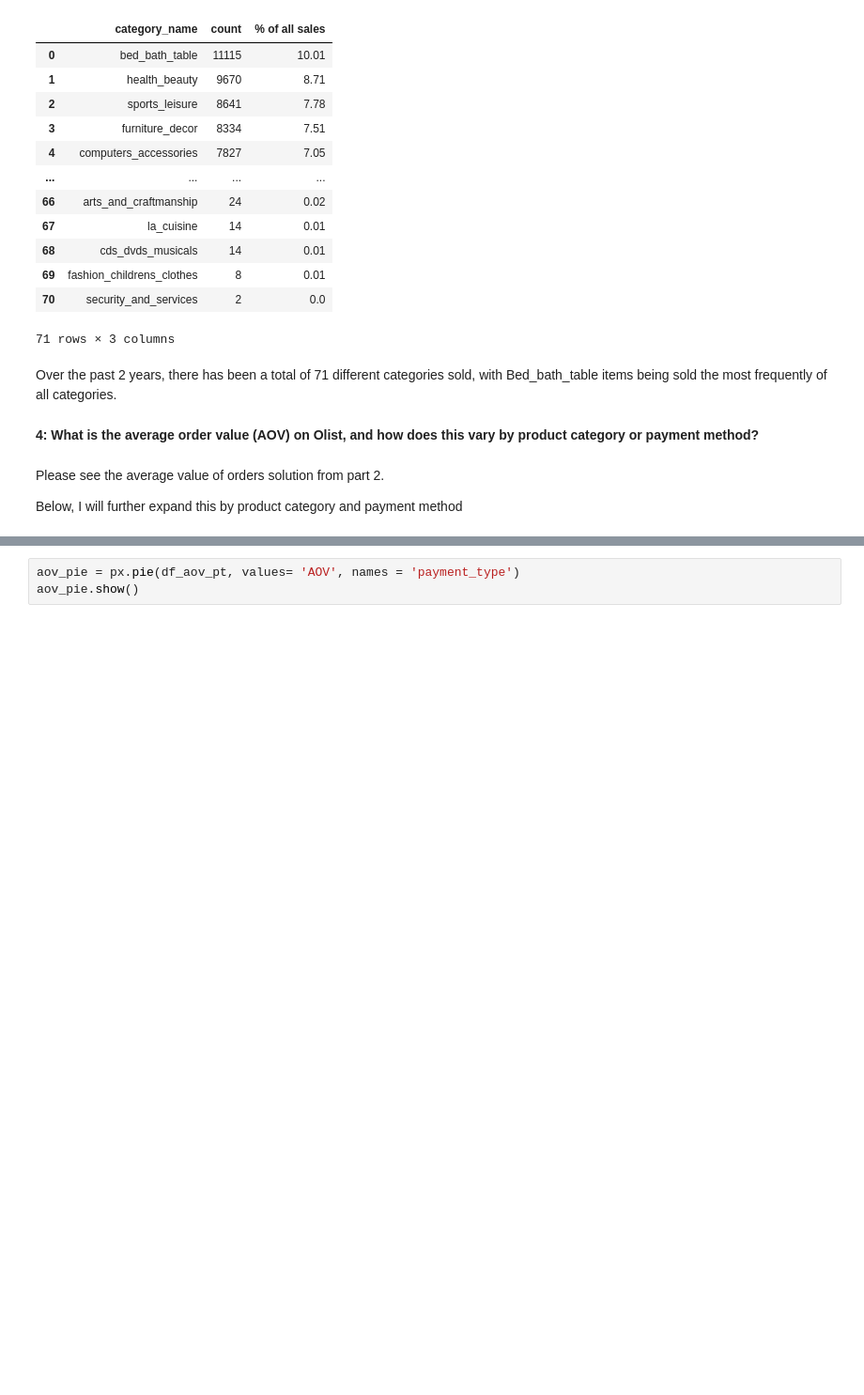
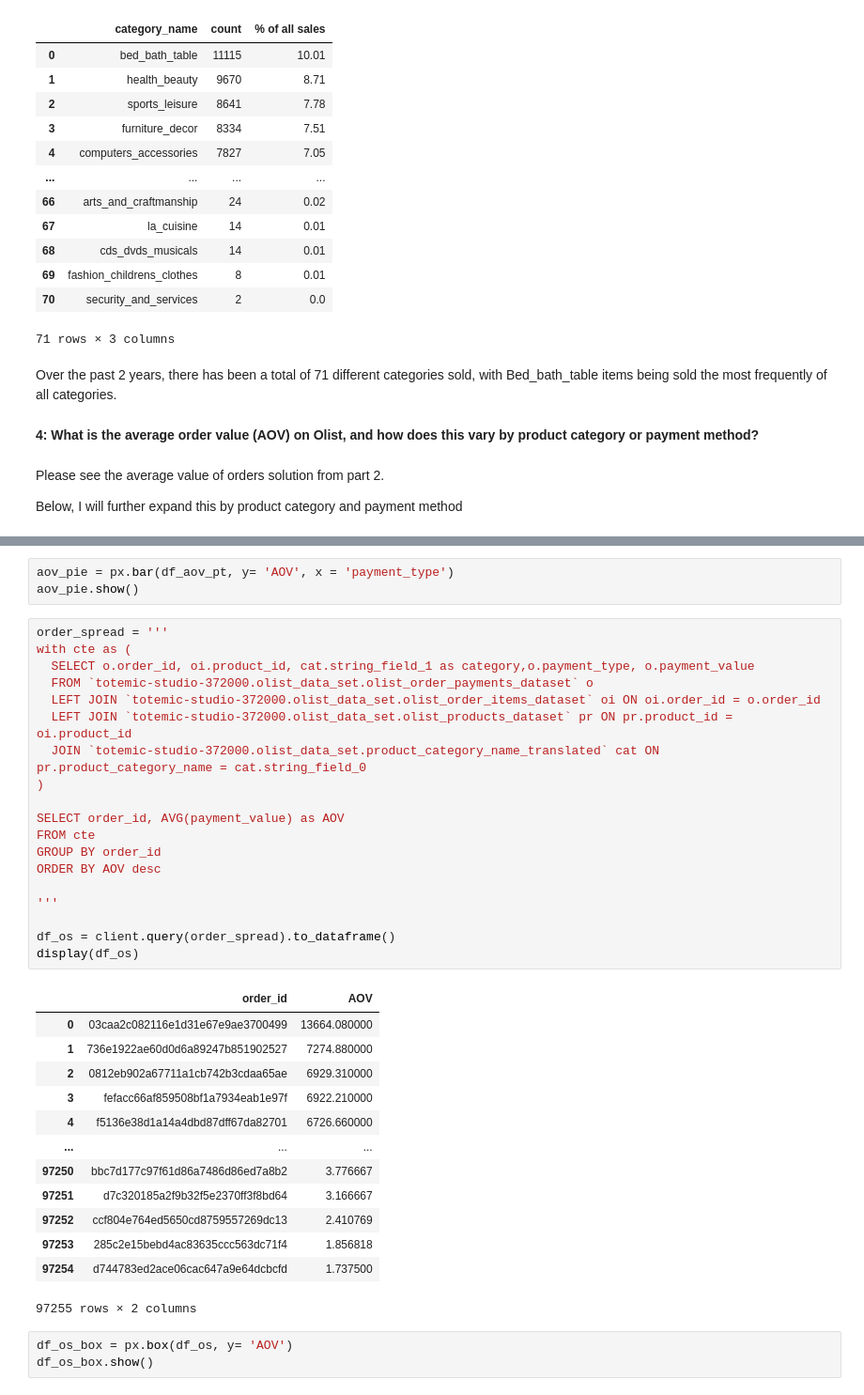
Before and after one commit to Battlepenny2122/Brazil, a Jupyter notebook: sql_queries.ipynb, the cells around one changed output, grey strips where cells are left out. Shown at 94% size. Cells and saved outputs as stored; diff of their text form; blank space fills up the shorter version.

```diff
--- a/sql_queries.ipynb
+++ b/sql_queries.ipynb
@@ -301,5 +331,41 @@ display(df_aov_pt)
 | 2 | debit_card | 150.25 |
 | 3 | voucher | 64.74 |
 # %%
-aov_pie = px.pie(df_aov_pt, values= 'AOV', names = 'payment_type')
+aov_pie = px.bar(df_aov_pt, y= 'AOV', x = 'payment_type')
 aov_pie.show()
+# %%
+order_spread = '''
+with cte as (
+  SELECT o.order_id, oi.product_id, cat.string_field_1 as category,o.payment_type, o.payment_value
+  FROM `totemic-studio-372000.olist_data_set.olist_order_payments_dataset` o
+  LEFT JOIN `totemic-studio-372000.olist_data_set.olist_order_items_dataset` oi ON oi.order_id = o.order_id
+  LEFT JOIN `totemic-studio-372000.olist_data_set.olist_products_dataset` pr ON pr.product_id = oi.product_id
+  JOIN `totemic-studio-372000.olist_data_set.product_category_name_translated` cat ON pr.product_category_name = cat.string_field_0
+)
+
+SELECT order_id, AVG(payment_value) as AOV
+FROM cte
+GROUP BY order_id
+ORDER BY AOV desc
+
+'''
+
+df_os = client.query(order_spread).to_dataframe()
+display(df_os)
+# %% [output]
+|  | order_id | AOV |
+| 0 | 03caa2c082116e1d31e67e9ae3700499 | 13664.080000 |
+| 1 | 736e1922ae60d0d6a89247b851902527 | 7274.880000 |
+| 2 | 0812eb902a67711a1cb742b3cdaa65ae | 6929.310000 |
+| 3 | fefacc66af859508bf1a7934eab1e97f | 6922.210000 |
+| 4 | f5136e38d1a14a4dbd87dff67da82701 | 6726.660000 |
+| ... | ... | ... |
+| 97250 | bbc7d177c97f61d86a7486d86ed7a8b2 | 3.776667 |
+| 97251 | d7c320185a2f9b32f5e2370ff3f8bd64 | 3.166667 |
+| 97252 | ccf804e764ed5650cd8759557269dc13 | 2.410769 |
+| 97253 | 285c2e15bebd4ac83635ccc563dc71f4 | 1.856818 |
+| 97254 | d744783ed2ace06cac647a9e64dcbcfd | 1.737500 |
+97255 rows × 2 columns
+# %%
+df_os_box = px.box(df_os, y= 'AOV')
+df_os_box.show()
```
Also changed, not shown: parts of 5 cells of this notebook.
